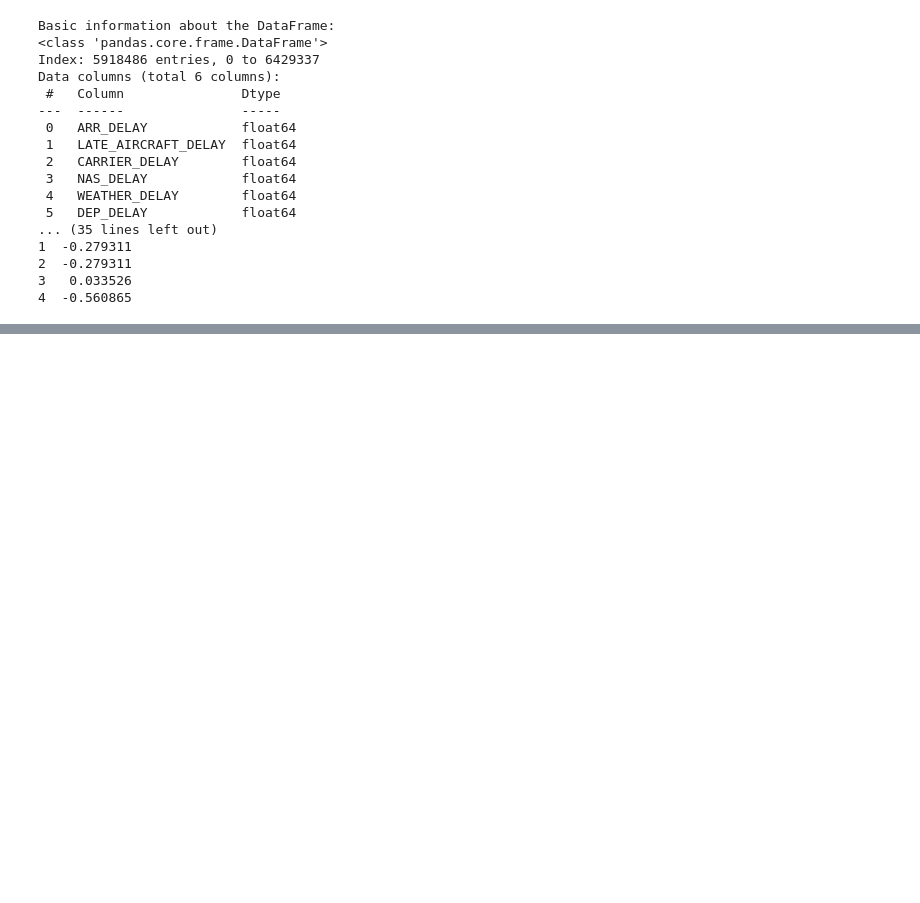
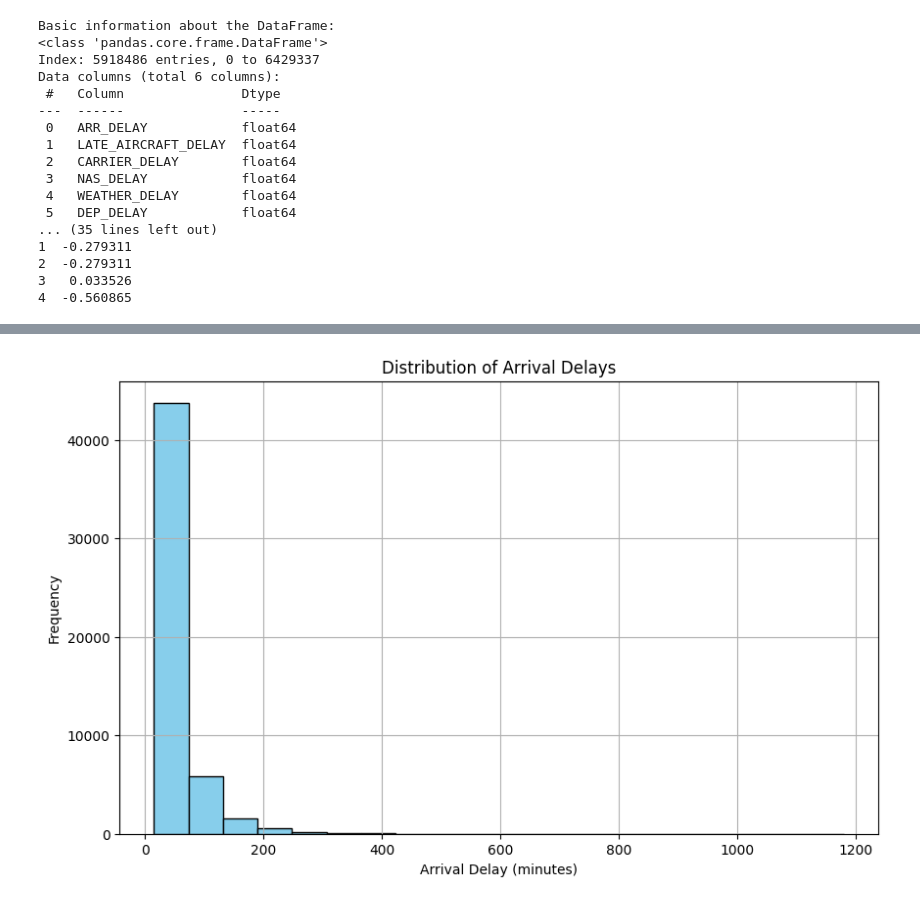
Before and after one commit to AleksandraBen/workshop-ai, a Jupyter notebook: project.ipynb, the cells around one changed output, grey strips where cells are left out. Saved outputs shown, nothing was run; the diff lists cells and outputs as text; code cells hidden in the pictures; blank space fills up the shorter version.

```diff
--- a/project.ipynb
+++ b/project.ipynb
@@ -161,0 +245,3 @@ Data columns (total 6 columns):
+# %%
+delayed_df = combined_df[(combined_df['DELAY_TYPE'].notna())]
+delayed_df.head()
@@ -161,0 +265,11 @@ Data columns (total 6 columns):
+# %%
+
+plt.figure(figsize=(10, 6))
+plt.hist(delayed_df['ARR_DELAY'], bins=20, color='skyblue', edgecolor='black')
+plt.title('Distribution of Arrival Delays')
+plt.xlabel('Arrival Delay (minutes)')
+plt.ylabel('Frequency')
+plt.grid(True)
+plt.show()
+# %% [output]
+[figure, added]
```
Also changed, not shown: parts of 16 cells of this notebook.
